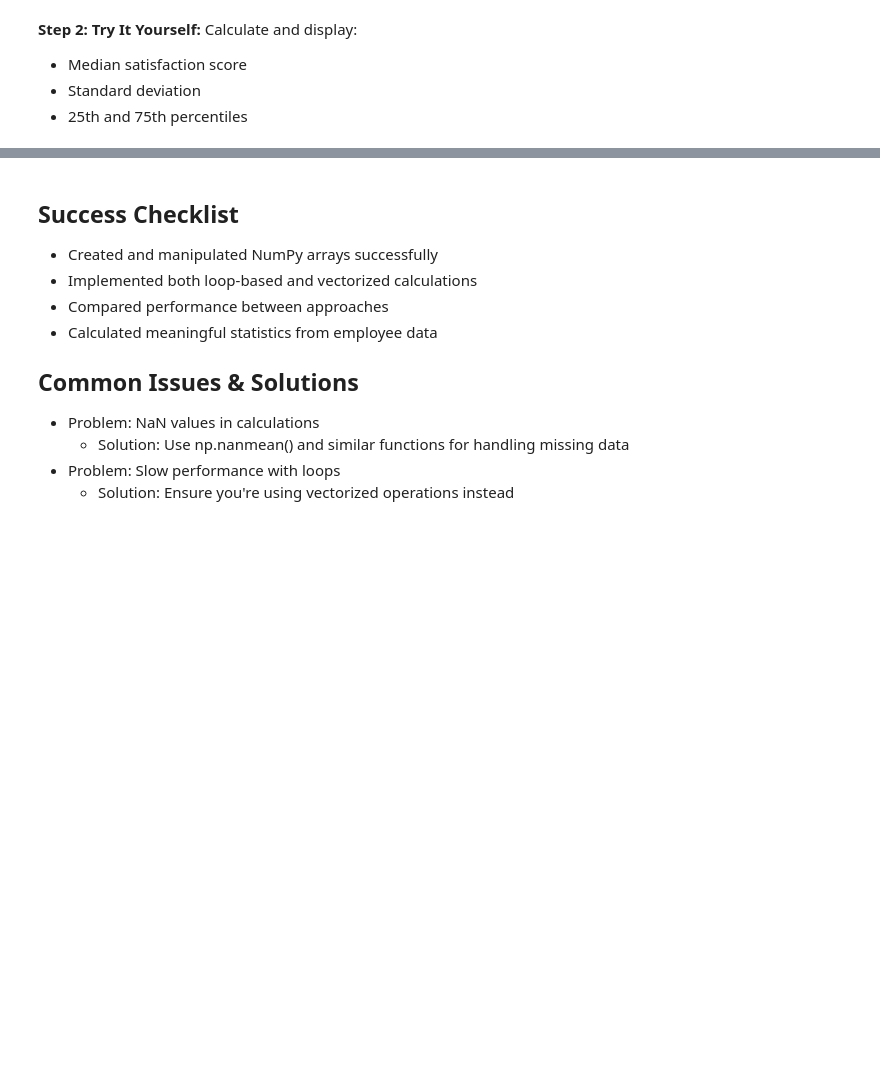
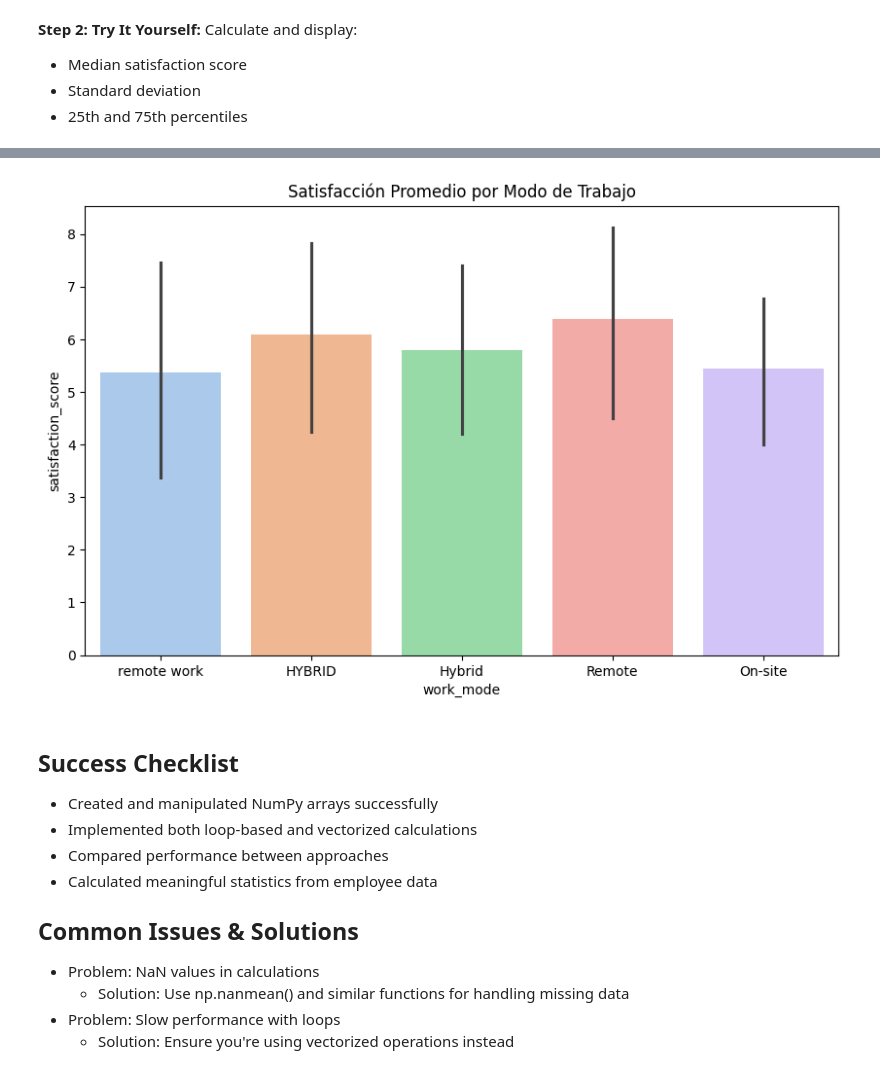
Before and after one commit to Abisais/my-data-project, a Jupyter notebook: NumericalCalculations.ipynb, the cells around one changed output, grey strips where cells are left out. Cells and saved outputs as stored; diff of their text form; code cells hidden in the pictures; blank space fills up the shorter version.

```diff
--- a/NumericalCalculations.ipynb
+++ b/NumericalCalculations.ipynb
@@ -92,3 +147,10 @@ print(f"Mean satisfaction: {np.nanmean(satisfaction)}")
+# %%
+plt.figure(figsize=(10, 6))
+sns.barplot(x='work_mode', y='satisfaction_score', data=df, palette='pastel', hue='work_mode', legend=False)
+plt.title('Satisfacción Promedio por Modo de Trabajo')
+plt.show()
+# %% [output]
+[figure, added]
 # %% [markdown]
 ## Success Checklist
 - Created and manipulated NumPy arrays successfully
```
Also changed, not shown: parts of 10 cells of this notebook.
